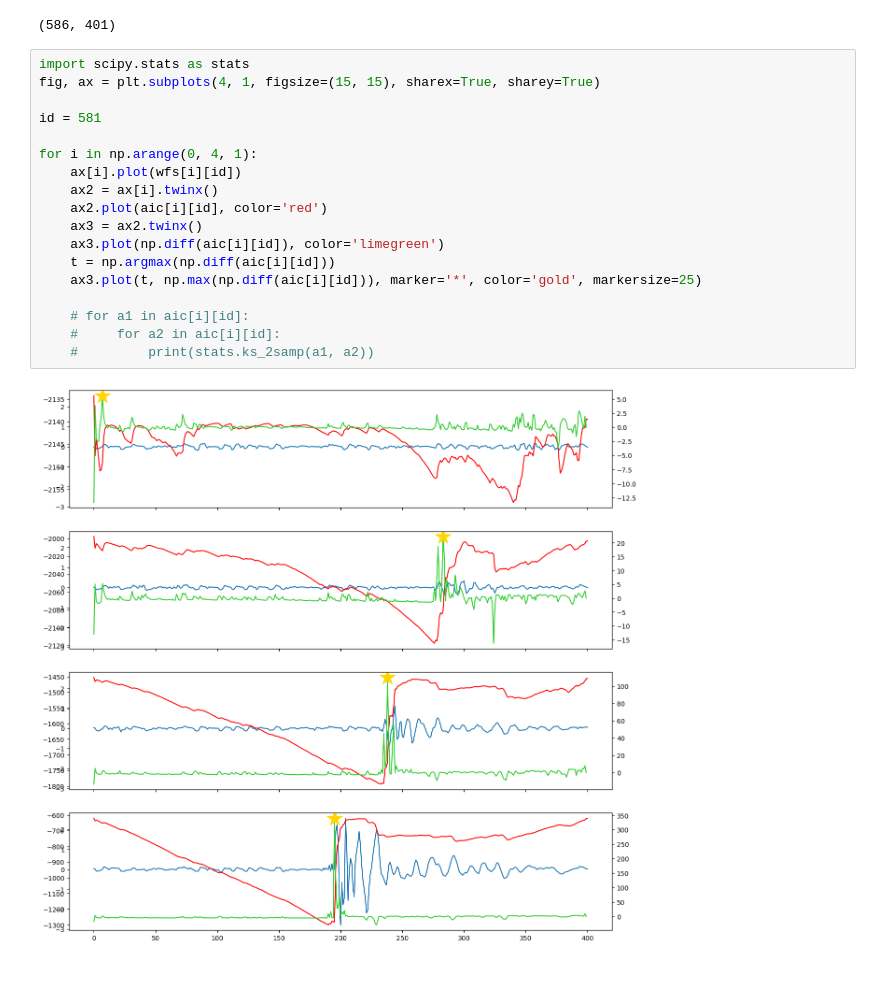
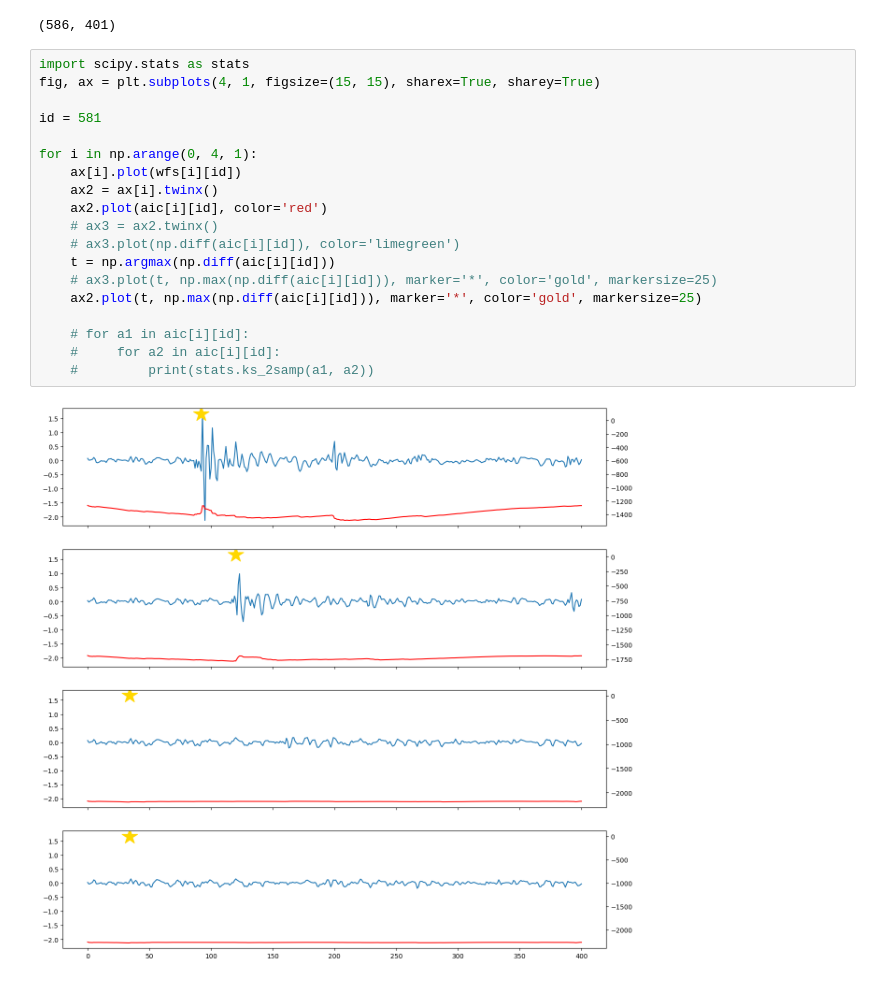
Before and after one commit to SerpRateAI/tensilePaper, a Jupyter notebook: plot_aics.ipynb, the cells around one changed output. Saved outputs shown, nothing was run; the diff lists cells and outputs as text.

```diff
--- a/plot_aics.ipynb
+++ b/plot_aics.ipynb
@@ -52,23 +52,24 @@ aic[0].shape
 # %%
 import scipy.stats as stats
 fig, ax = plt.subplots(4, 1, figsize=(15, 15), sharex=True, sharey=True)
 
 id = 581
 
 for i in np.arange(0, 4, 1):
     ax[i].plot(wfs[i][id])
     ax2 = ax[i].twinx()
     ax2.plot(aic[i][id], color='red')
-    ax3 = ax2.twinx()
-    ax3.plot(np.diff(aic[i][id]), color='limegreen')
+    # ax3 = ax2.twinx()
+    # ax3.plot(np.diff(aic[i][id]), color='limegreen')
     t = np.argmax(np.diff(aic[i][id]))
-    ax3.plot(t, np.max(np.diff(aic[i][id])), marker='*', color='gold', markersize=25)
+    # ax3.plot(t, np.max(np.diff(aic[i][id])), marker='*', color='gold', markersize=25)
+    ax2.plot(t, np.max(np.diff(aic[i][id])), marker='*', color='gold', markersize=25)
 
     # for a1 in aic[i][id]:
     #     for a2 in aic[i][id]:
     #         print(stats.ks_2samp(a1, a2))
 # %% [output]
-[figure, old version]
+[figure, new version]
 # %%
 fig, ax = plt.subplots(4, 1, figsize=(15, 15), sharex=True, sharey=True)
 
```
Also changed, not shown: parts of 6 cells of this notebook, 3 other files.
